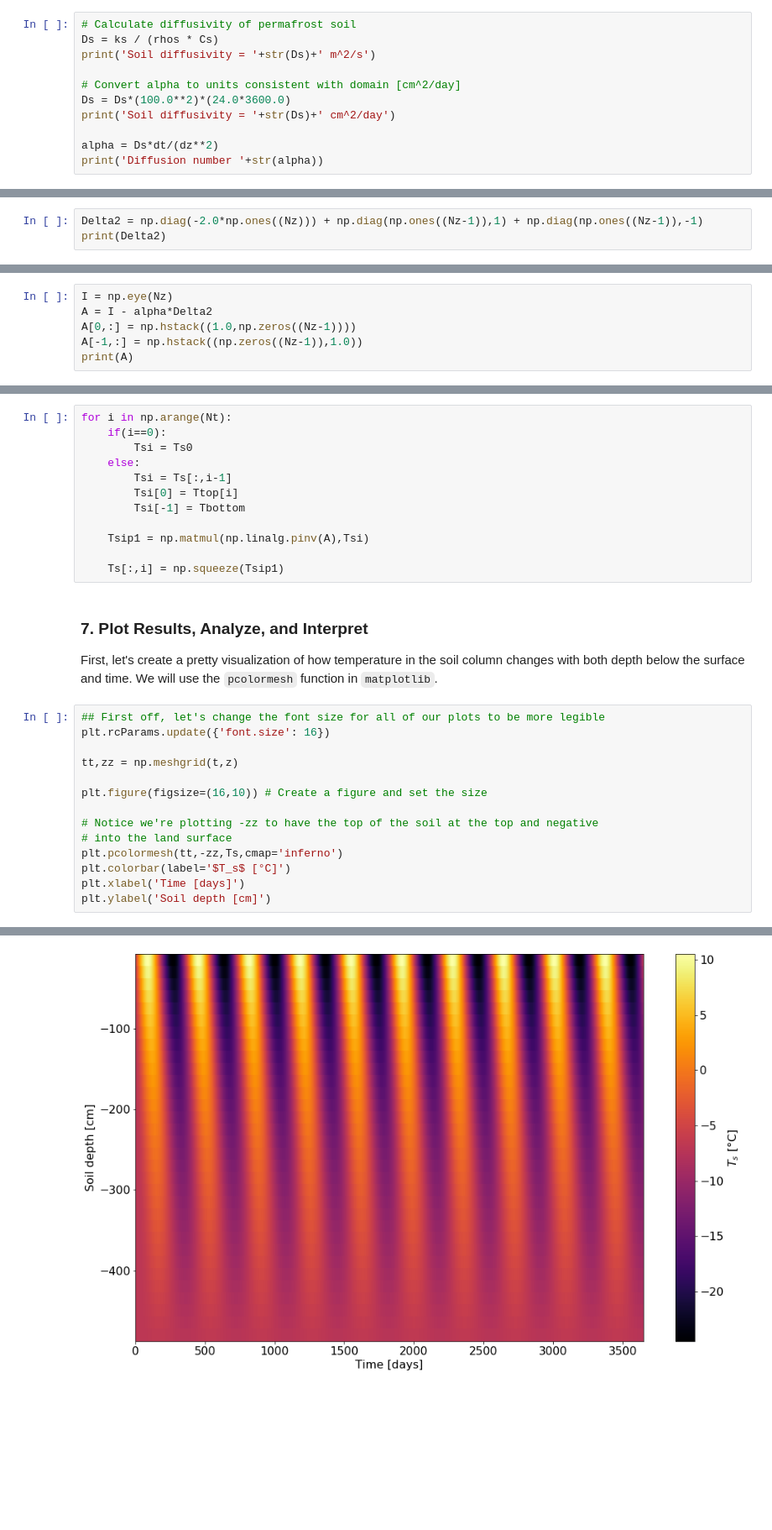
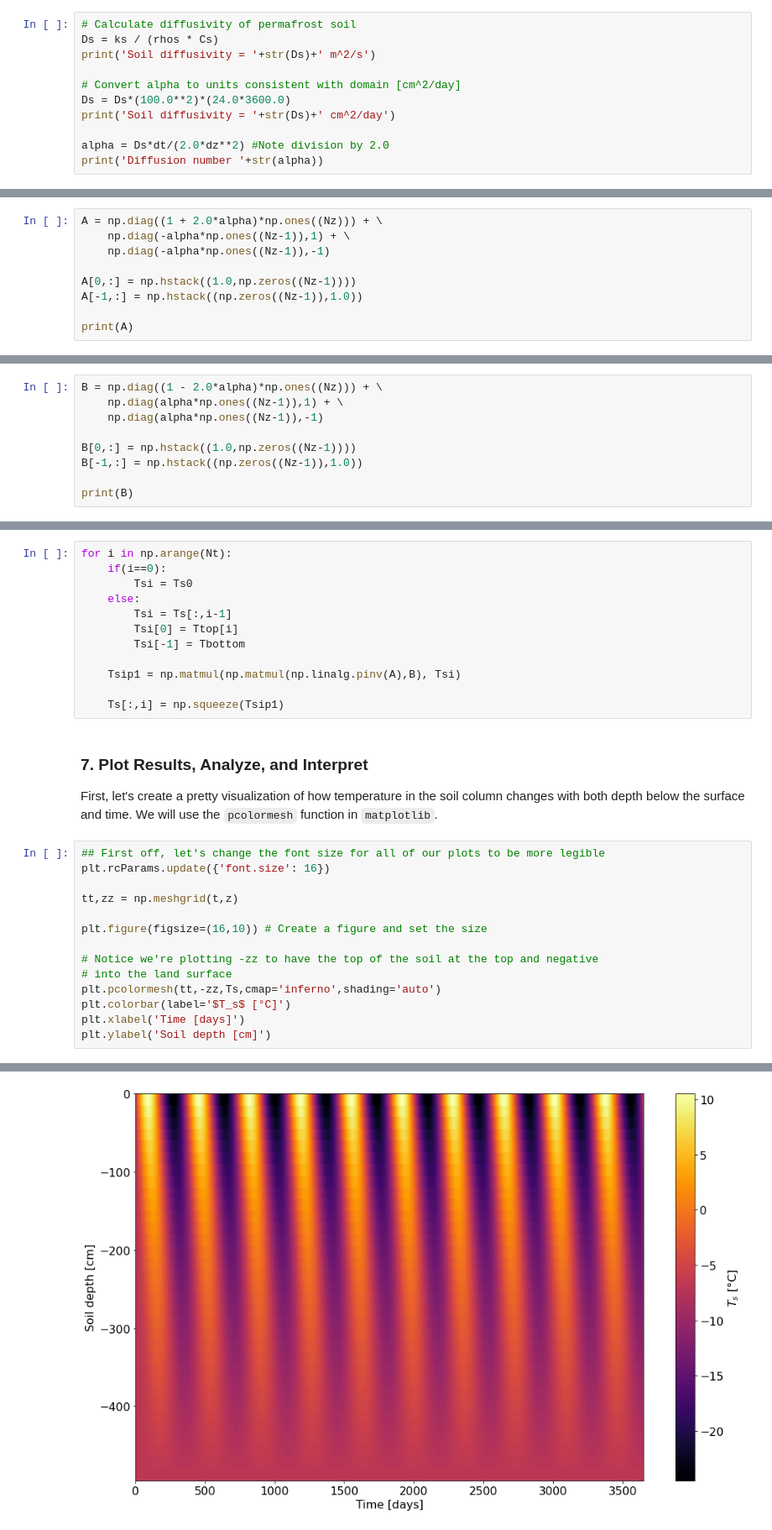
Before and after one commit to LejoFlores/Earth-and-Environmental-Systems-Modeling, a Jupyter notebook: mod03/mod03_1D-Diffusion-CNExample.ipynb, the cells around one changed output, grey strips where cells are left out. Shown at 84% size. Saved outputs shown, nothing was run; the diff lists cells and outputs as text; blank space fills up the shorter version.

```diff
--- a/mod03/mod03_1D-Diffusion-CNExample.ipynb
+++ b/mod03/mod03_1D-Diffusion-CNExample.ipynb
@@ -137,7 +144,7 @@ print('Soil diffusivity = '+str(Ds)+' m^2/s')
 Ds = Ds*(100.0**2)*(24.0*3600.0)
 print('Soil diffusivity = '+str(Ds)+' cm^2/day')
 
-alpha = Ds*dt/(dz**2)
+alpha = Ds*dt/(2.0*dz**2) #Note division by 2.0
 print('Diffusion number '+str(alpha))
 # %% [output]
 Soil diffusivity = 4.279356384799726e-07 m^2/s
@@ -148,4 +155,10 @@ Diffusion number 0.41081821294077364
 # %%
-Delta2 = np.diag(-2.0*np.ones((Nz))) + np.diag(np.ones((Nz-1)),1) + np.diag(np.ones((Nz-1)),-1)
-print(Delta2)
+A = np.diag((1 + 2.0*alpha)*np.ones((Nz))) + \
+    np.diag(-alpha*np.ones((Nz-1)),1) + \
+    np.diag(-alpha*np.ones((Nz-1)),-1)
+
+A[0,:] = np.hstack((1.0,np.zeros((Nz-1))))
+A[-1,:] = np.hstack((np.zeros((Nz-1)),1.0))
+
+print(A)
 # %% [output]
@@ -159,7 +180,10 @@ print(Delta2)
 # %%
-I = np.eye(Nz)
-A = I - alpha*Delta2
-A[0,:] = np.hstack((1.0,np.zeros((Nz-1))))
-A[-1,:] = np.hstack((np.zeros((Nz-1)),1.0))
-print(A)
+B = np.diag((1 - 2.0*alpha)*np.ones((Nz))) + \
+    np.diag(alpha*np.ones((Nz-1)),1) + \
+    np.diag(alpha*np.ones((Nz-1)),-1)
+
+B[0,:] = np.hstack((1.0,np.zeros((Nz-1))))
+B[-1,:] = np.hstack((np.zeros((Nz-1)),1.0))
+
+print(B)
 # %% [output]
@@ -204,7 +222,7 @@ for i in np.arange(Nt):
         Tsi[0] = Ttop[i]
         Tsi[-1] = Tbottom
 
-    Tsip1 = np.matmul(np.linalg.pinv(A),Tsi)
+    Tsip1 = np.matmul(np.matmul(np.linalg.pinv(A),B), Tsi)
 
     Ts[:,i] = np.squeeze(Tsip1)
 # %% [markdown]
@@ -214,20 +232,20 @@ First, let's create a pretty visualization of how temperature in the soil column
 # %%
 ## First off, let's change the font size for all of our plots to be more legible
 plt.rcParams.update({'font.size': 16})
 
 tt,zz = np.meshgrid(t,z)
 
 plt.figure(figsize=(16,10)) # Create a figure and set the size
 
 # Notice we're plotting -zz to have the top of the soil at the top and negative
 # into the land surface
-plt.pcolormesh(tt,-zz,Ts,cmap='inferno')
+plt.pcolormesh(tt,-zz,Ts,cmap='inferno',shading='auto')
 plt.colorbar(label='$T_s$ [°C]')
 plt.xlabel('Time [days]')
 plt.ylabel('Soil depth [cm]')
 # %% [output]
 Text(0, 0.5, 'Soil depth [cm]')
-[figure, old version]
+[figure, new version]
 # %% [markdown]
 Next, let's examine how the soil temperature evolves at several depths within the soil. Specifically, let's look at depths of 50, 100, 200, and 400 cm below the surface and plot how the temperature varies through time. Some important questions here:
 
```
Also changed, not shown: parts of 9 cells of this notebook, 4 other files.
